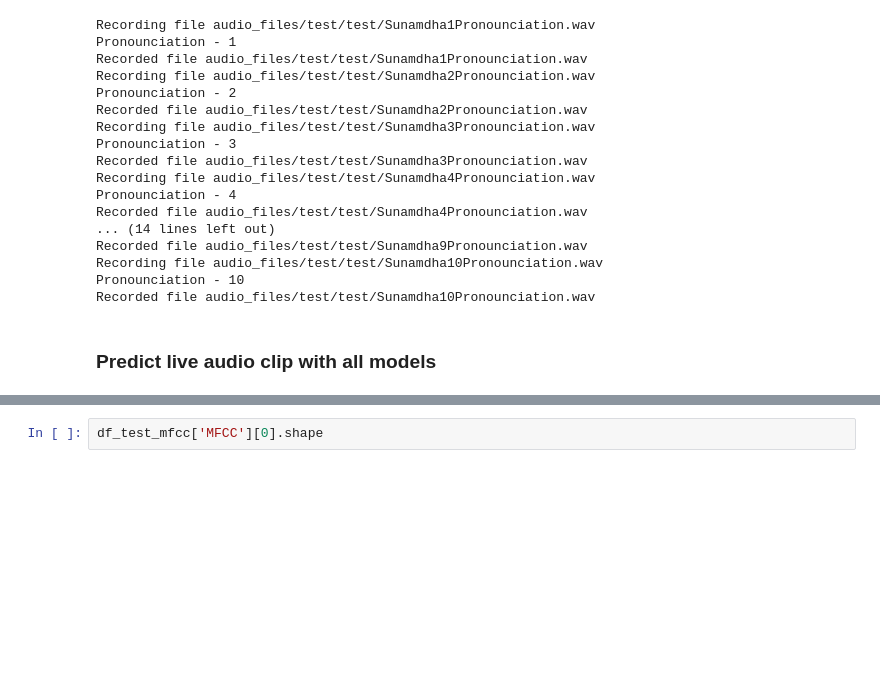
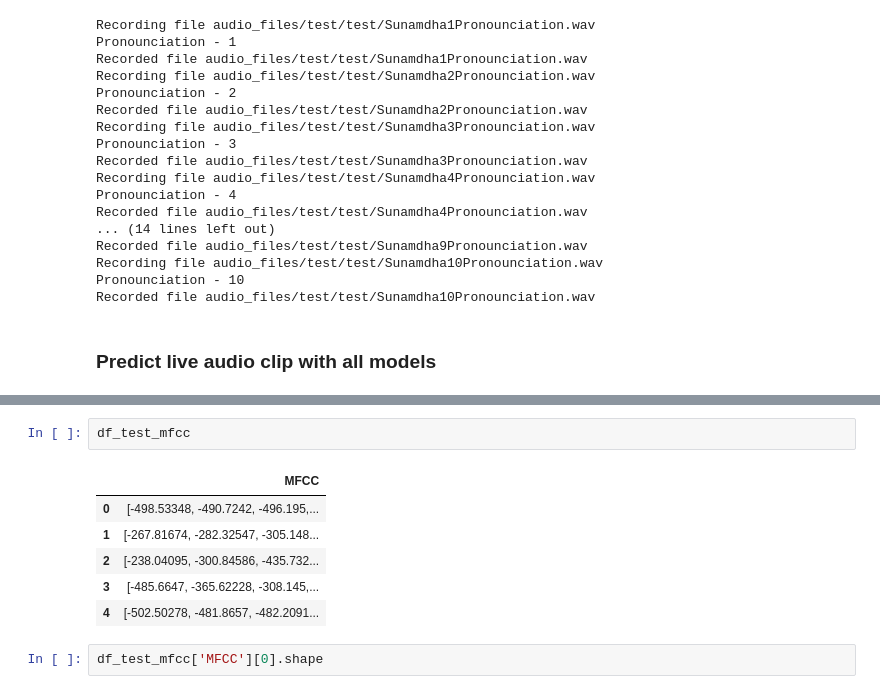
Before and after one commit to Arunanshu22/TVSM-Phoenix, a Jupyter notebook: Method 5/individual_word_multiple_models_dynamic_test.ipynb, the cells around one changed output, grey strips where cells are left out. Saved outputs shown, nothing was run; the diff lists cells and outputs as text; blank space fills up the shorter version.

```diff
--- a/Method 5/individual_word_multiple_models_dynamic_test.ipynb
+++ b/Method 5/individual_word_multiple_models_dynamic_test.ipynb
@@ -431,6 +431,15 @@ folder_path = "audio_files/test/ArunTest/"
 
 # Create DataFrame
 df_test_mfcc = create_df_test_vec(folder_path)
+# %%
+df_test_mfcc
+# %% [output]
+|  | MFCC |
+| 0 | [-498.53348, -490.7242, -496.195,... |
+| 1 | [-267.81674, -282.32547, -305.148... |
+| 2 | [-238.04095, -300.84586, -435.732... |
+| 3 | [-485.6647, -365.62228, -308.145,... |
+| 4 | [-502.50278, -481.8657, -482.2091... |
 # %%
 df_test_mfcc['MFCC'][0].shape
 # %% [output]
```
Also changed, not shown: parts of 7 cells of this notebook, 1 other file.
